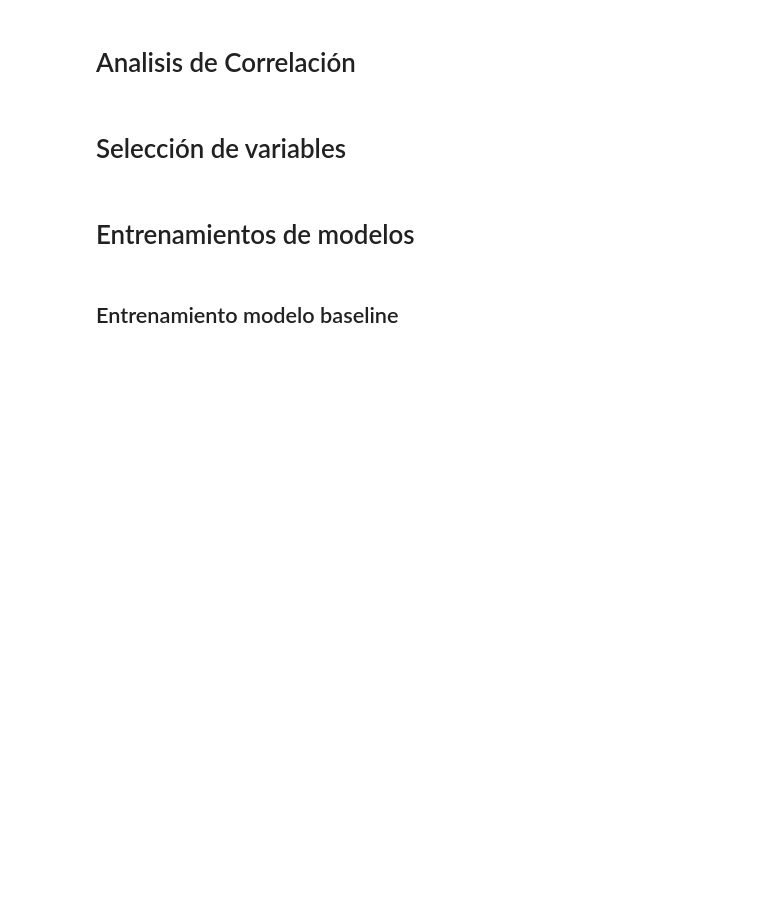
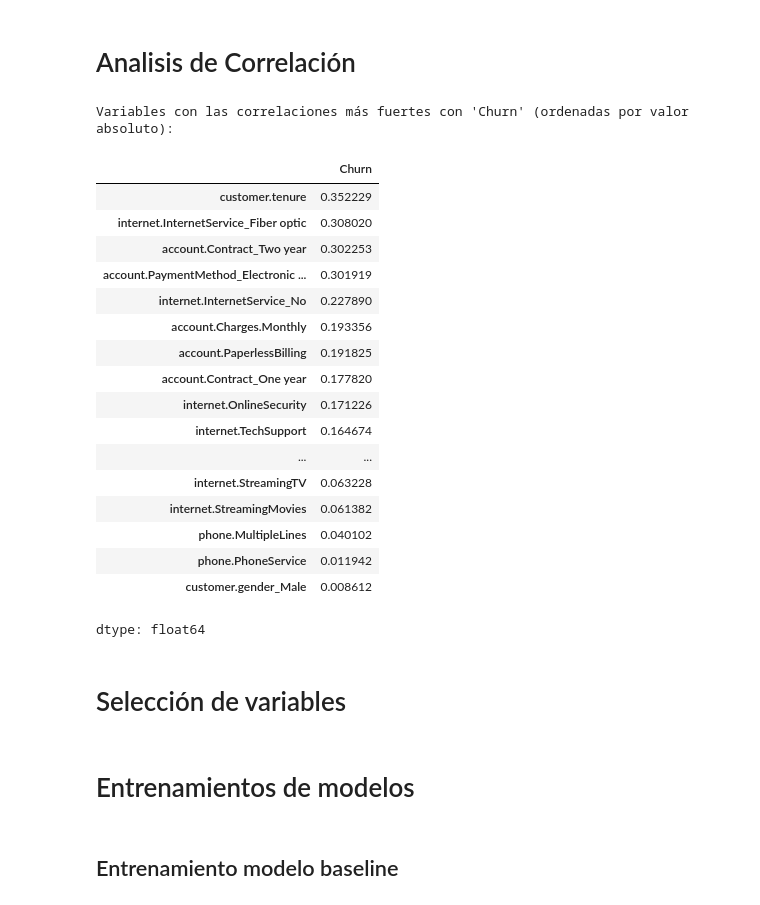
Before and after one commit to kevirui/challenge-telecom-x, a Jupyter notebook: notebooks/analisisEstadisticoCategorico.ipynb, the cells around one changed output. Saved outputs shown, nothing was run; the diff lists cells and outputs as text; code cells hidden in the pictures; blank space fills up the shorter version.

```diff
--- a/notebooks/analisisEstadisticoCategorico.ipynb
+++ b/notebooks/analisisEstadisticoCategorico.ipynb
@@ -125,5 +130,33 @@ Hay desbalance de clases en relación a la evasión
 # %% [markdown]
 # Analisis de Correlación
+# %%
+churnCorr = data_procesada.corr()['Churn']
+churnCorr = churnCorr.drop('Churn')
+
+churnCorr = churnCorr.abs().sort_values(ascending=False)
+
+print("Variables con las correlaciones más fuertes con 'Churn' (ordenadas por valor absoluto):")
+display(churnCorr)
+# %% [output]
+Variables con las correlaciones más fuertes con 'Churn' (ordenadas por valor absoluto):
+|  | Churn |
+| customer.tenure | 0.352229 |
+| internet.InternetService_Fiber optic | 0.308020 |
+| account.Contract_Two year | 0.302253 |
+| account.PaymentMethod_Electronic ... | 0.301919 |
+| internet.InternetService_No | 0.227890 |
+| account.Charges.Monthly | 0.193356 |
+| account.PaperlessBilling | 0.191825 |
+| account.Contract_One year | 0.177820 |
+| internet.OnlineSecurity | 0.171226 |
+| internet.TechSupport | 0.164674 |
+| ... | ... |
+| internet.StreamingTV | 0.063228 |
+| internet.StreamingMovies | 0.061382 |
+| phone.MultipleLines | 0.040102 |
+| phone.PhoneService | 0.011942 |
+| customer.gender_Male | 0.008612 |
+dtype: float64
 # %% [markdown]
 # Selección de variables
 # %% [markdown]
```
Also changed, not shown: parts of 10 cells of this notebook.
